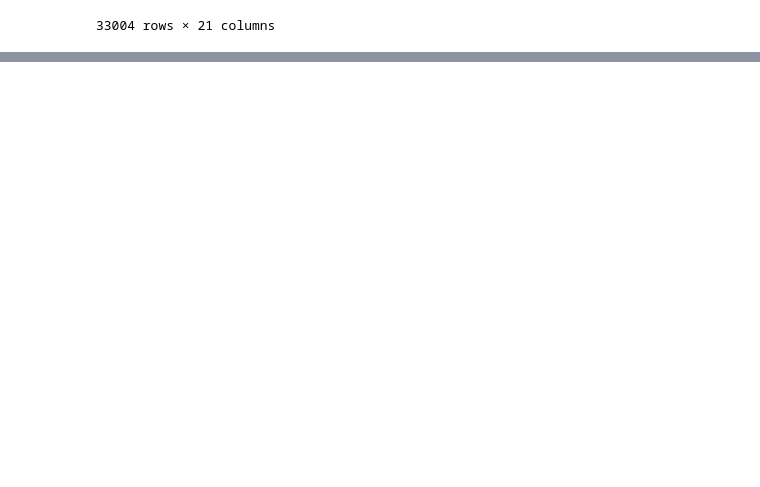
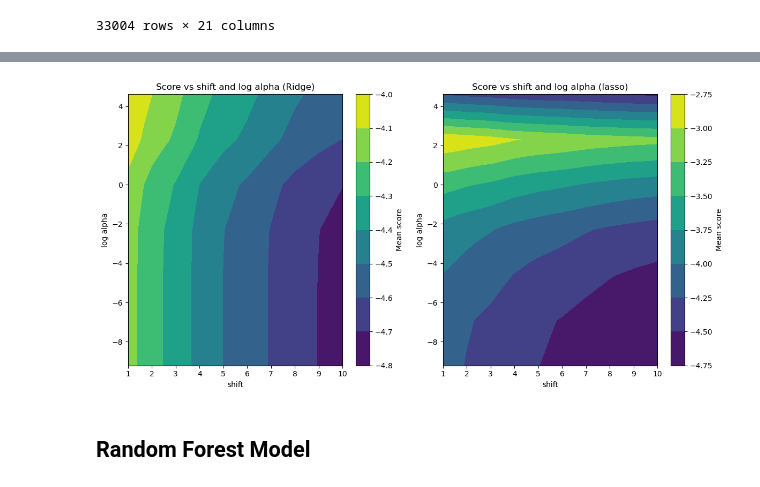
Before and after one commit to winfredkong/covid-models, a Jupyter notebook: explore.ipynb, the cells around one changed output, grey strips where cells are left out. Saved outputs shown, nothing was run; the diff lists cells and outputs as text; code cells hidden in the pictures; blank space fills up the shorter version.

Commit message:
Saved results for lm and added rf results

```diff
--- a/explore.ipynb
+++ b/explore.ipynb
@@ -416,0 +367,4 @@ Name: new_deaths_smoothed_per_million, Length: 33004, dtype: float64
+# %%
+train_df = no_na_df.groupby('iso_code', group_keys=False).apply(lambda group: group.iloc[:9*len(group.index)//10,:])
+test_df = no_na_df.groupby('iso_code', group_keys=False).apply(lambda group: group.iloc[9*len(group.index)//10:,:])
+train_df
@@ -416,0 +480,31 @@ Name: new_deaths_smoothed_per_million, Length: 33004, dtype: float64
+# %%
+# Create a figure and subplots
+fig, axes = plt.subplots(nrows=1, ncols=2, figsize=(12, 6))
+
+# Plot contour plot for Ridge
+contour1 = axes[0].tricontourf(results_df[results_df['regularisation type']=='ridge']['shift'].values,
+                        np.log(results_df[results_df['regularisation type']=='ridge']['regularisation magnitude'].values),
+                        results_df[results_df['regularisation type']=='ridge']['validation score'].values, cmap='viridis')
+fig.colorbar(contour1, ax=axes[0], label='Mean score')
+axes[0].set_xlabel('shift')
+axes[0].set_ylabel('log alpha')
+axes[0].set_title('Score vs shift and log alpha (Ridge)')
+
+# Plot contour plot for Ridge
+contour2 = axes[1].tricontourf(results_df[results_df['regularisation type']=='lasso']['shift'].values,
+                        np.log(results_df[results_df['regularisation type']=='lasso']['regularisation magnitude'].values),
+                        results_df[results_df['regularisation type']=='lasso']['validation score'].values, cmap='viridis')
+fig.colorbar(contour2, ax=axes[1], label='Mean score')
+axes[1].set_xlabel('shift')
+axes[1].set_ylabel('log alpha')
+axes[1].set_title('Score vs shift and log alpha (lasso)')
+
+# Adjust layout
+plt.tight_layout()
+
+# Show the plot
+plt.show()
+# %% [output]
+[figure, added]
+# %% [markdown]
+## Random Forest Model
```
Also changed, not shown: parts of 10 cells of this notebook, 2 other files.
